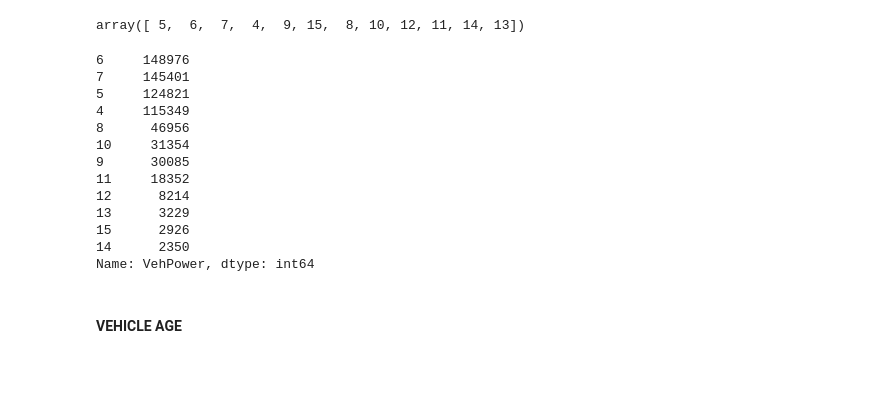
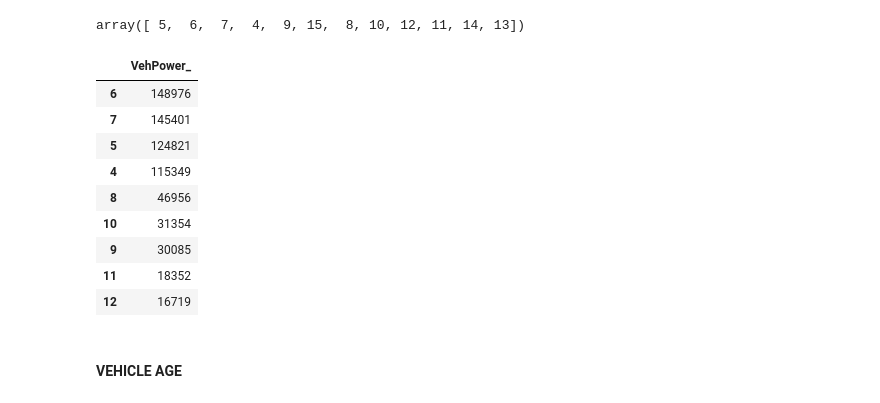
Before and after one commit to JulianTrufero/Claims-Frequency-Predicitons, a Jupyter notebook: claims_data.ipynb, the cells around one changed output. Drawn from its saved outputs; the diff is of its cells as text; code cells hidden in the pictures; blank space fills up the shorter version.

```diff
--- a/claims_data.ipynb
+++ b/claims_data.ipynb
@@ -167,22 +167,6 @@ claimsdf.Region = claimsdf.Region.map(dic_region)
 claimsdf.VehPower.unique()
 # %% [output]
 array([ 5,  6,  7,  4,  9, 15,  8, 10, 12, 11, 14, 13])
-# %%
-claimsdf.VehPower.value_counts()
-# %% [output]
-6     148976
-7     145401
-5     124821
-4     115349
-8      46956
-10     31354
-9      30085
-11     18352
-12      8214
-13      3229
-15      2926
-14      2350
-Name: VehPower, dtype: int64
 # %%
 def vehpower_gr(x):
     """
@@ -197,6 +181,20 @@ def vehpower_gr(x):
         return x
 # %%
 claimsdf['VehPower_'] = claimsdf.VehPower.apply(lambda x: vehpower_gr(x))
+# %%
+veh_power = pd.DataFrame(claimsdf.VehPower_.value_counts())
+veh_power
+# %% [output]
+|  | VehPower_ |
+| 6 | 148976 |
+| 7 | 145401 |
+| 5 | 124821 |
+| 4 | 115349 |
+| 8 | 46956 |
+| 10 | 31354 |
+| 9 | 30085 |
+| 11 | 18352 |
+| 12 | 16719 |
 # %% [markdown]
 #### VEHICLE AGE
 # %% [markdown]
```
Also changed, not shown: parts of 4 cells of this notebook.
